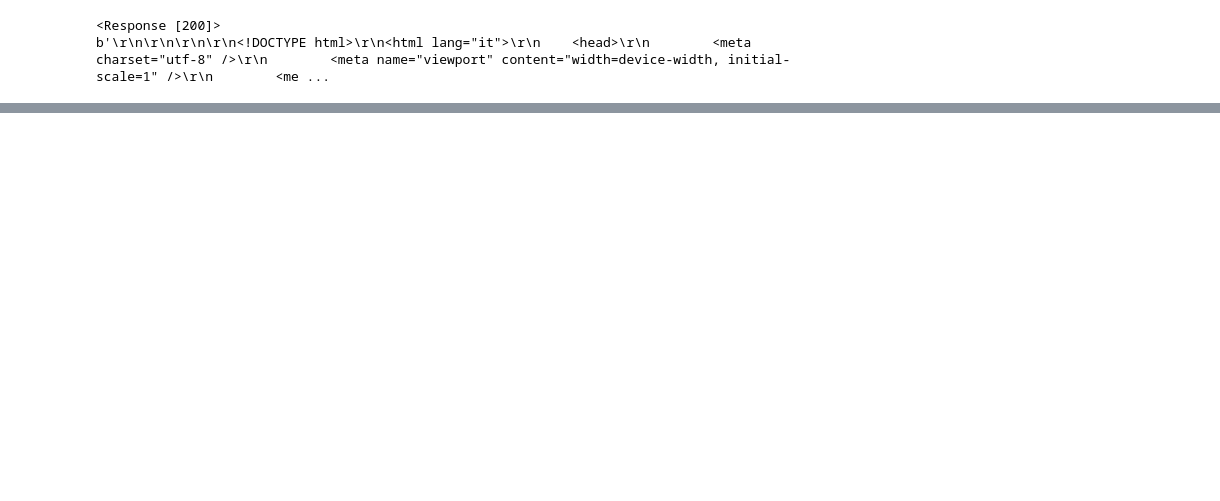
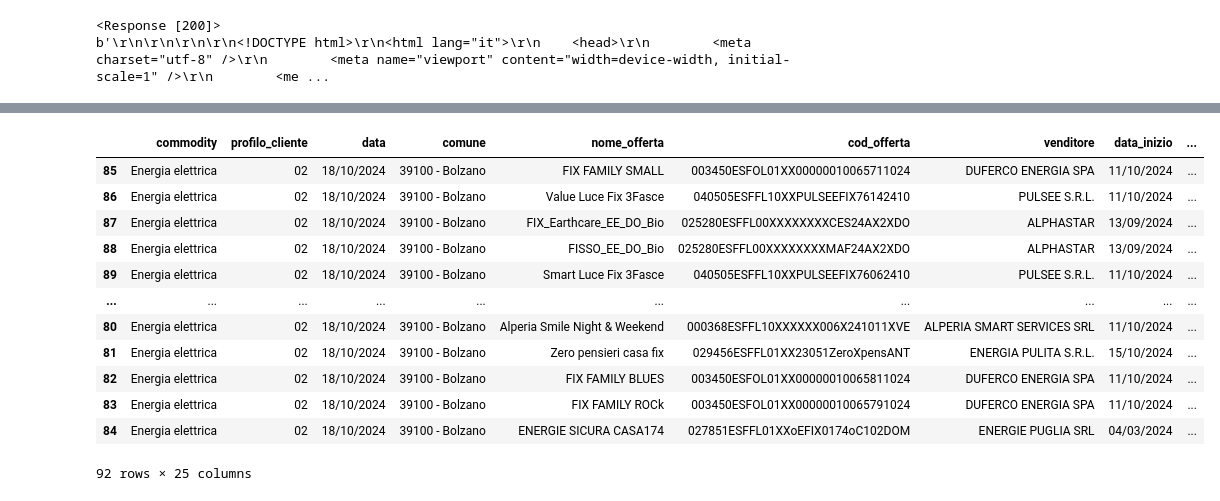
Before and after one commit to artessari/WebScraping_EnergyOffers, a Jupyter notebook: ARERA_OfferteEnergia.ipynb, the cells around one changed output, grey strips where cells are left out. Drawn from its saved outputs; the diff is of its cells as text; code cells hidden in the pictures; blank space fills up the shorter version.

```diff
--- a/ARERA_OfferteEnergia.ipynb
+++ b/ARERA_OfferteEnergia.ipynb
@@ -595,0 +539,20 @@ else:
+# %%
+df02_EE = pd.DataFrame(data_list_totale)
+df02_EE = df02_EE.sort_values(by=['comune', 'spesa_annua(euro)'], ascending=[True, True])
+df02_EE.insert(1, 'profilo_cliente', '02')
+df02_EE.insert(20, 'persone_abitazione', 2)
+df02_EE
+# %% [output]
+|  | commodity | profilo_cliente | data | comune | nome_offerta | cod_offerta | venditore | data_inizio | ... |
+| 85 | Energia elettrica | 02 | 18/10/2024 | 39100 - Bolzano | FIX FAMILY SMALL | 003450ESFOL01XX00000010065711024 | DUFERCO ENERGIA SPA | 11/10/2024 | ... |
+| 86 | Energia elettrica | 02 | 18/10/2024 | 39100 - Bolzano | Value Luce Fix 3Fasce | 040505ESFFL10XXPULSEEFIX76142410 | PULSEE S.R.L. | 11/10/2024 | ... |
+| 87 | Energia elettrica | 02 | 18/10/2024 | 39100 - Bolzano | FIX_Earthcare_EE_DO_Bio | 025280ESFFL00XXXXXXXXCES24AX2XDO | ALPHASTAR | 13/09/2024 | ... |
+| 88 | Energia elettrica | 02 | 18/10/2024 | 39100 - Bolzano | FISSO_EE_DO_Bio | 025280ESFFL00XXXXXXXXMAF24AX2XDO | ALPHASTAR | 13/09/2024 | ... |
+| 89 | Energia elettrica | 02 | 18/10/2024 | 39100 - Bolzano | Smart Luce Fix 3Fasce | 040505ESFFL10XXPULSEEFIX76062410 | PULSEE S.R.L. | 11/10/2024 | ... |
+| ... | ... | ... | ... | ... | ... | ... | ... | ... | ... |
+| 80 | Energia elettrica | 02 | 18/10/2024 | 39100 - Bolzano | Alperia Smile Night & Weekend | 000368ESFFL10XXXXXX006X241011XVE | ALPERIA SMART SERVICES SRL | 11/10/2024 | ... |
+| 81 | Energia elettrica | 02 | 18/10/2024 | 39100 - Bolzano | Zero pensieri casa fix | 029456ESFFL01XX23051ZeroXpensANT | ENERGIA PULITA S.R.L. | 15/10/2024 | ... |
+| 82 | Energia elettrica | 02 | 18/10/2024 | 39100 - Bolzano | FIX FAMILY BLUES | 003450ESFOL01XX00000010065811024 | DUFERCO ENERGIA SPA | 11/10/2024 | ... |
+| 83 | Energia elettrica | 02 | 18/10/2024 | 39100 - Bolzano | FIX FAMILY ROCk | 003450ESFOL01XX00000010065791024 | DUFERCO ENERGIA SPA | 11/10/2024 | ... |
+| 84 | Energia elettrica | 02 | 18/10/2024 | 39100 - Bolzano | ENERGIE SICURA CASA174 | 027851ESFFL01XXoEFIX0174oC102DOM | ENERGIE PUGLIA SRL | 04/03/2024 | ... |
+92 rows × 25 columns
```
Also changed, not shown: parts of 52 cells of this notebook.
